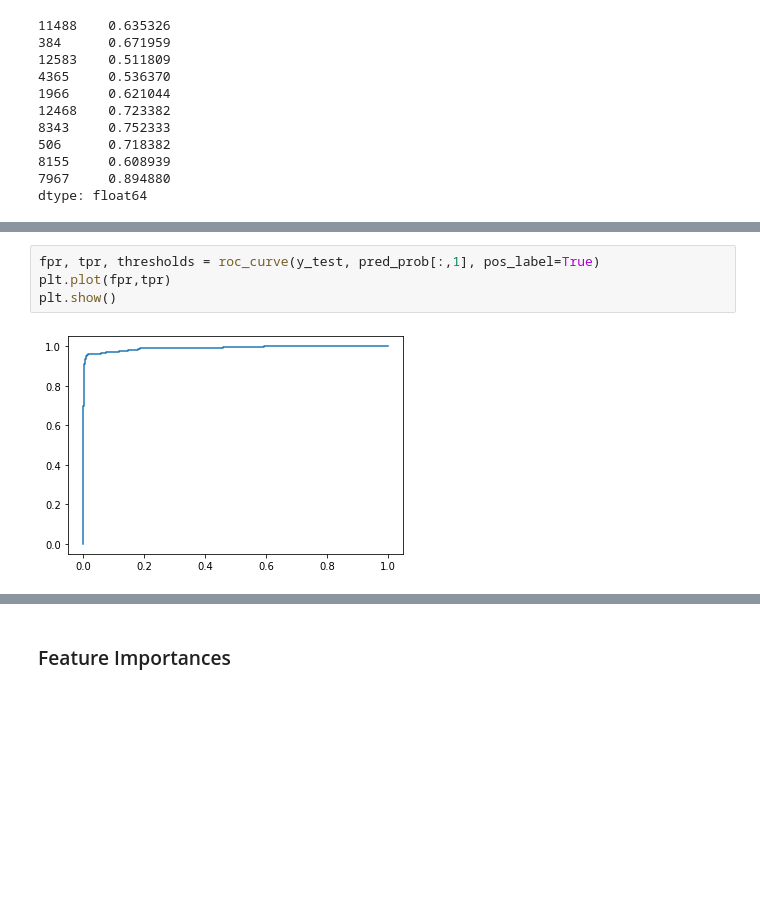
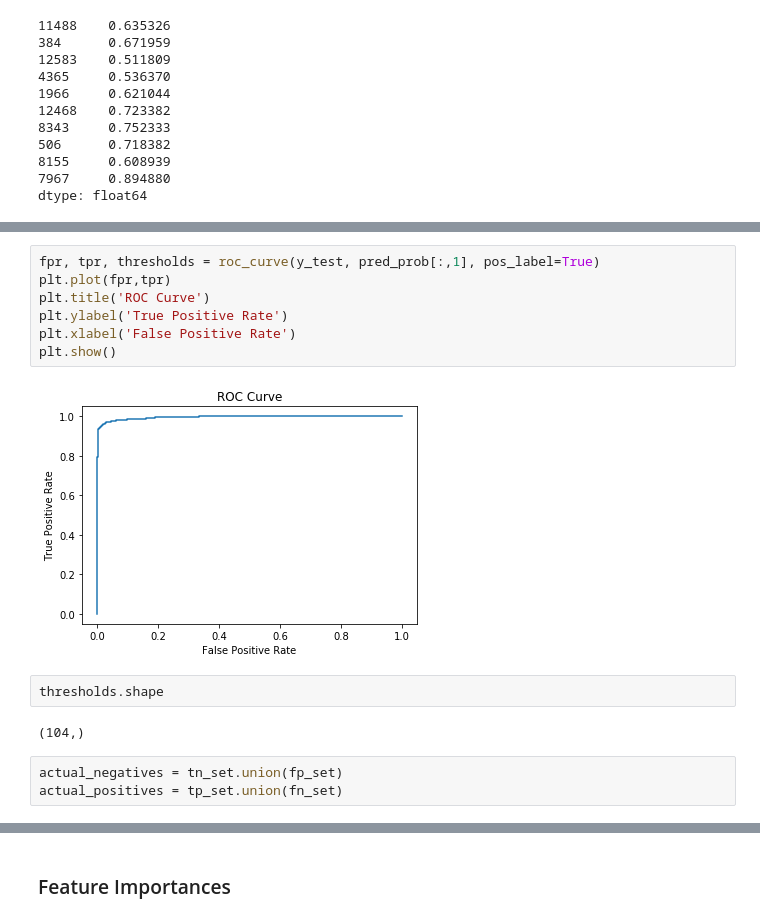
Before and after one commit to kellystroh/Fraud_Detection_Classifier, a Jupyter notebook: model_tuning_RFC.ipynb, the cells around one changed output, grey strips where cells are left out. Cells and saved outputs as stored; diff of their text form; blank space fills up the shorter version.

Commit message:
new image for README, changed README to include new RF notebook; added plot to model_tuning RFC

```diff
--- a/model_tuning_RFC.ipynb
+++ b/model_tuning_RFC.ipynb
@@ -286,6 +286,16 @@ dtype: float64
 # %%
 fpr, tpr, thresholds = roc_curve(y_test, pred_prob[:,1], pos_label=True)
 plt.plot(fpr,tpr)
+plt.title('ROC Curve')
+plt.ylabel('True Positive Rate')
+plt.xlabel('False Positive Rate')
 plt.show()
 # %% [output]
-[figure, old version]
+[figure, new version]
+# %%
+thresholds.shape
+# %% [output]
+(104,)
+# %%
+actual_negatives = tn_set.union(fp_set)
+actual_positives = tp_set.union(fn_set)
```
Also changed, not shown: parts of 2 cells of this notebook, 2 other files.
